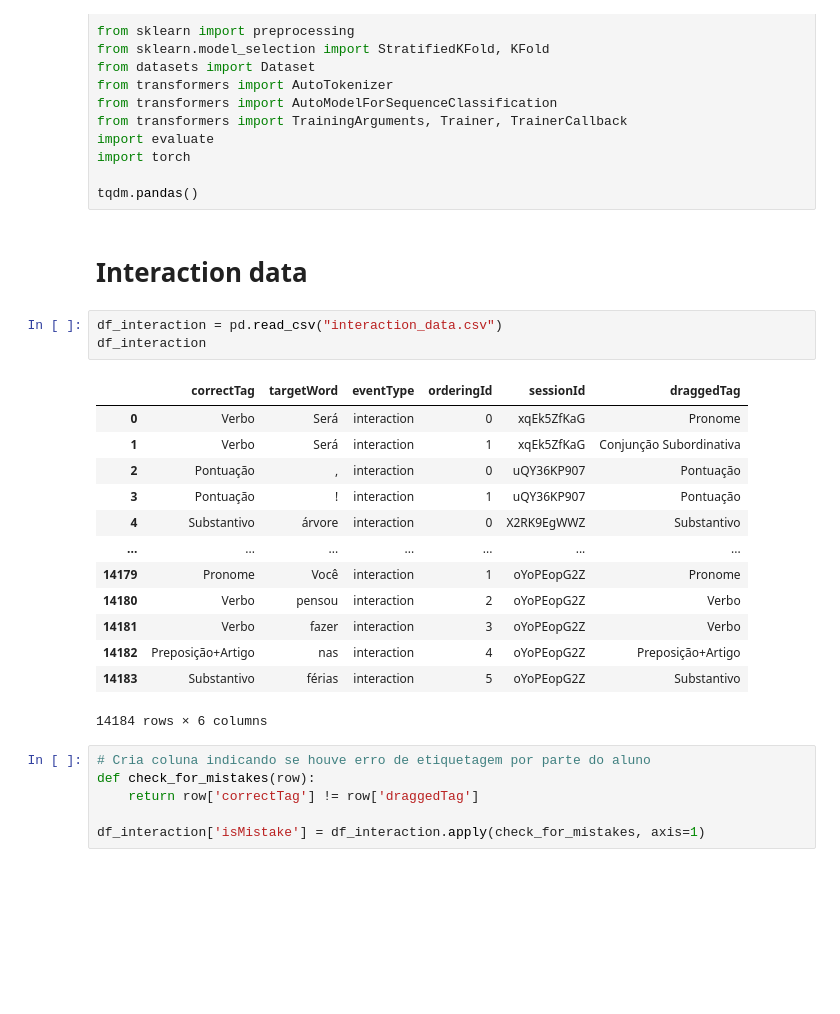
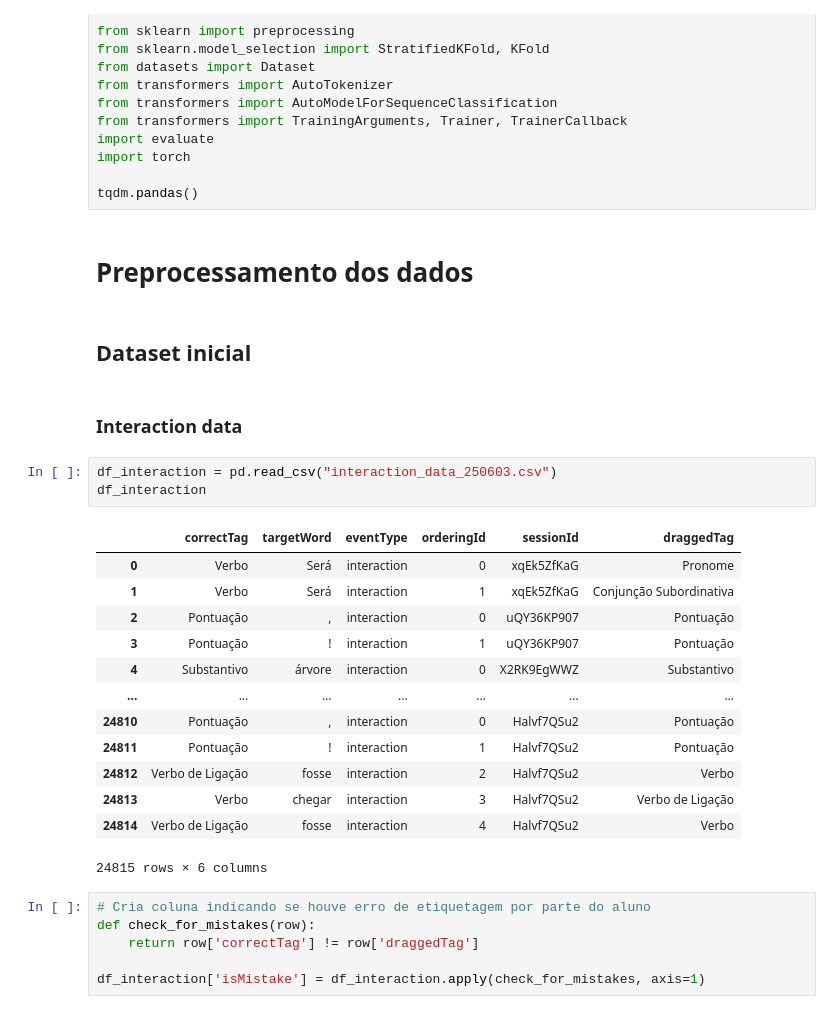
Before and after one commit to antonioMoreira/PLN-SCC5908, a Jupyter notebook: neural_model/subsymbolic.ipynb, the cells around one changed output. Drawn from its saved outputs; the diff is of its cells as text; blank space fills up the shorter version.

```diff
--- a/neural_model/subsymbolic.ipynb
+++ b/neural_model/subsymbolic.ipynb
@@ -21,25 +21,29 @@ import evaluate
 import torch
 
 tqdm.pandas()
+# %% [markdown]
+# Preprocessamento dos dados
+# %% [markdown]
+## Dataset inicial
 # %% [markdown]
-# Interaction data
+### Interaction data
 # %%
-df_interaction = pd.read_csv("interaction_data.csv")
+df_interaction = pd.read_csv("interaction_data_250603.csv")
 df_interaction
 # %% [output]
 |  | correctTag | targetWord | eventType | orderingId | sessionId | draggedTag |
 | 0 | Verbo | Será | interaction | 0 | xqEk5ZfKaG | Pronome |
 | 1 | Verbo | Será | interaction | 1 | xqEk5ZfKaG | Conjunção Subordinativa |
 | 2 | Pontuação | , | interaction | 0 | uQY36KP907 | Pontuação |
 | 3 | Pontuação | ! | interaction | 1 | uQY36KP907 | Pontuação |
 | 4 | Substantivo | árvore | interaction | 0 | X2RK9EgWWZ | Substantivo |
 | ... | ... | ... | ... | ... | ... | ... |
-| 14179 | Pronome | Você | interaction | 1 | oYoPEopG2Z | Pronome |
-| 14180 | Verbo | pensou | interaction | 2 | oYoPEopG2Z | Verbo |
-| 14181 | Verbo | fazer | interaction | 3 | oYoPEopG2Z | Verbo |
-| 14182 | Preposição+Artigo | nas | interaction | 4 | oYoPEopG2Z | Preposição+Artigo |
-| 14183 | Substantivo | férias | interaction | 5 | oYoPEopG2Z | Substantivo |
+| 24810 | Pontuação | , | interaction | 0 | Halvf7QSu2 | Pontuação |
+| 24811 | Pontuação | ! | interaction | 1 | Halvf7QSu2 | Pontuação |
+| 24812 | Verbo de Ligação | fosse | interaction | 2 | Halvf7QSu2 | Verbo |
+| 24813 | Verbo | chegar | interaction | 3 | Halvf7QSu2 | Verbo de Ligação |
+| 24814 | Verbo de Ligação | fosse | interaction | 4 | Halvf7QSu2 | Verbo |
-14184 rows × 6 columns
+24815 rows × 6 columns
 # %%
 # Cria coluna indicando se houve erro de etiquetagem por parte do aluno
 def check_for_mistakes(row):
```
Also changed, not shown: parts of 65 cells of this notebook, 19 other files.
